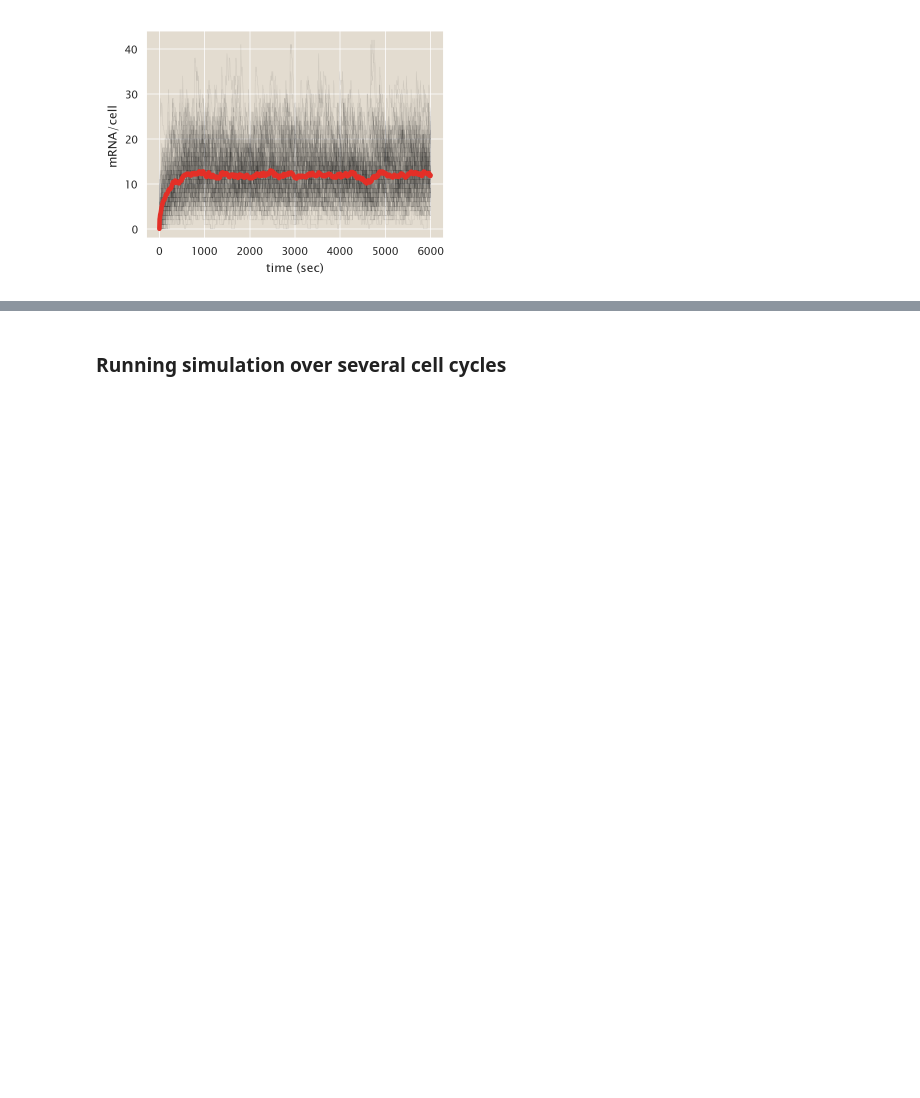
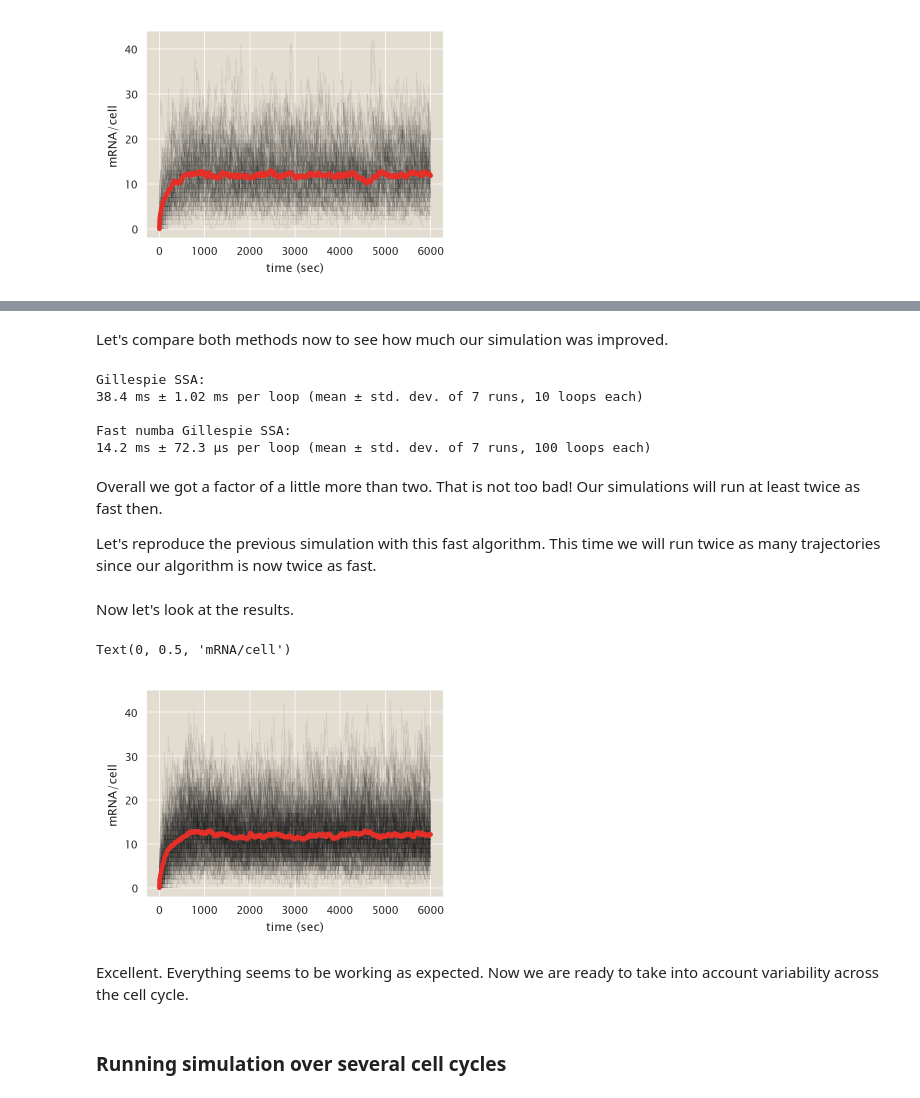
Before and after one commit to RPGroup-PBoC/chann_cap, a Jupyter notebook: src/theory/gillespie_simulation.ipynb, the cells around one changed output, grey strips where cells are left out. Saved outputs shown, nothing was run; the diff lists cells and outputs as text; code cells hidden in the pictures; blank space fills up the shorter version.

Commit message:
got Numba to speed up gillespie

```diff
--- a/src/theory/gillespie_simulation.ipynb
+++ b/src/theory/gillespie_simulation.ipynb
@@ -355,3 +566,63 @@ These trajectories look reasonable. Let's now look at variability during the cel
+# %% [markdown]
+Let's compare both methods now to see how much our simulation was improved.
+# %%
+print('Gillespie SSA:')
+%timeit gillespie_ssa(simple_propensity, simple_update, \
+                      population_0, time_points, args)
+
+print('\nFast numba Gillespie SSA:')
+%timeit gillespie_ssa_fast(simple_propensity_numba, simple_update,\
+                           population_0, time_points, args)
+# %% [output]
+Gillespie SSA:
+38.4 ms ± 1.02 ms per loop (mean ± std. dev. of 7 runs, 10 loops each)
+
+Fast numba Gillespie SSA:
+14.2 ms ± 72.3 µs per loop (mean ± std. dev. of 7 runs, 100 loops each)
+# %% [markdown]
+Overall we got a factor of a little more than two. That is not too bad! Our simulations will run at least twice as fast then.
+
+Let's reproduce the previous simulation with this fast algorithm. This time we will run twice as many trajectories since our algorithm is now twice as fast.
+# %%
+# Specify parameters for calculation
+args = np.array([kp_on, kp_off, rm, gm])
+time_points = np.linspace(0, 6000, 1000)
+population_0 = np.array([1, 0, 0], dtype=int)
+n_simulations = 200
+
+# Seed random number generator for reproducibility
+np.random.seed(42)
+
+# Initialize output array
+pops = np.empty((n_simulations, len(time_points), len(population_0)),
+                dtype=int)
+
+# Run the calculations
+for i in range(n_simulations):
+    pops[i,:,:] = gillespie_ssa_fast(simple_propensity_numba, simple_update,
+                                     population_0, time_points, args=args)
+# %% [markdown]
+Now let's look at the results.
+# %%
+# Initialize plot
+fig = plt.figure()
+
+# Loop through trajectories
+for i in range(n_simulations):
+    plt.plot(time_points, pops[i,:,2], '-', lw=0.3, alpha=0.1,
+             color='k')
+
+# Plot mean mRNA
+plt.plot(time_points, pops[:, :, 2].mean(axis=0), '-', lw=3,
+         color=sns.color_palette('Reds_r', n_colors=2)[0])
+
+plt.xlabel('time (sec)')
+plt.ylabel('mRNA/cell')
+# %% [output]
+Text(0, 0.5, 'mRNA/cell')
+[figure, added]
+# %% [markdown]
+Excellent. Everything seems to be working as expected. Now we are ready to take into account variability across the cell cycle.
 # %% [markdown]
 ### Running simulation over several cell cycles
 # %% [markdown]
```
Also changed, not shown: parts of 25 cells of this notebook.
